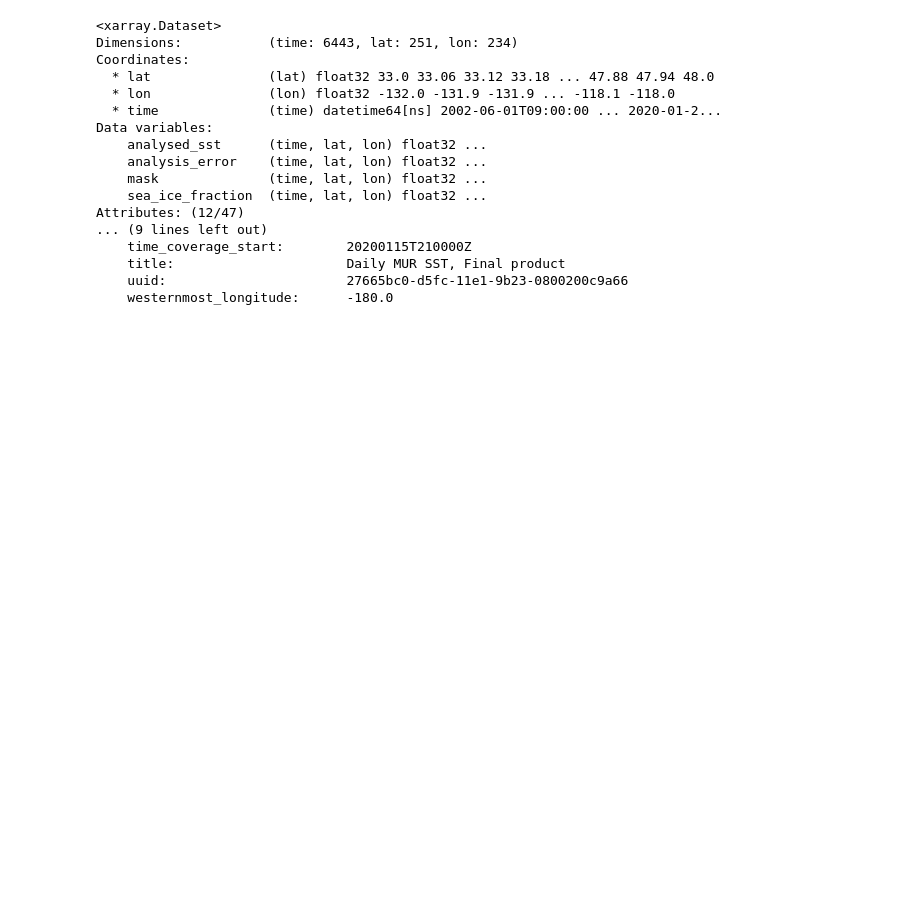
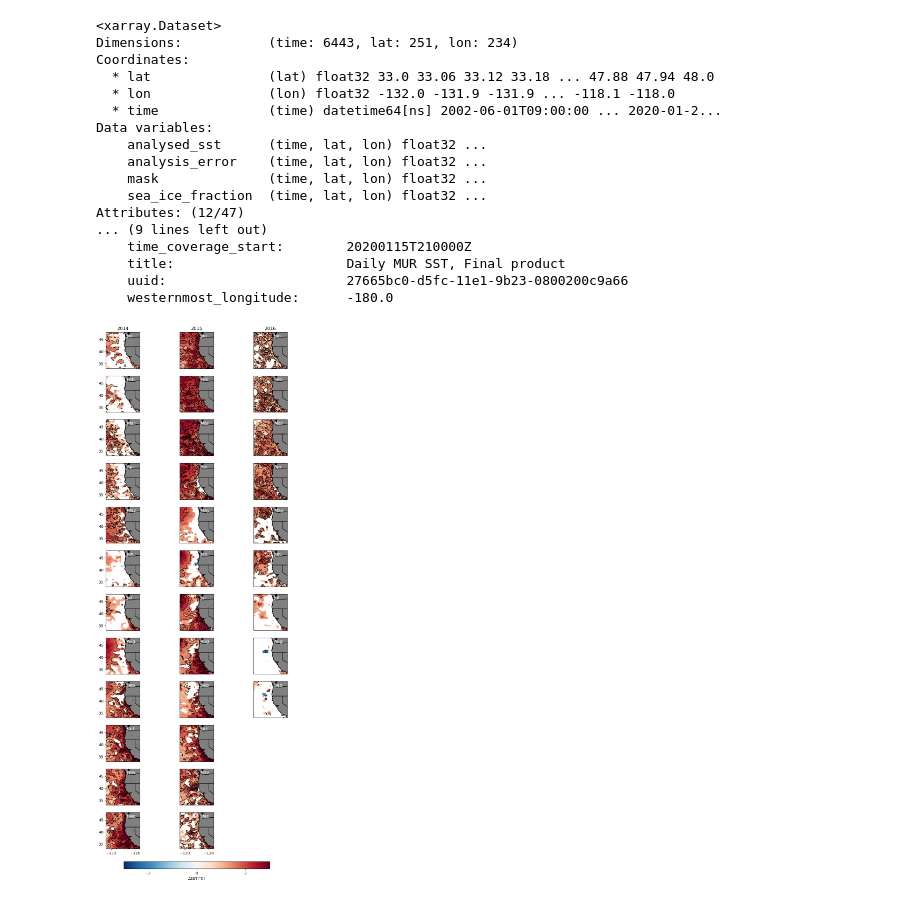
Before and after one commit to UCB-stat-159-s23/hw03-Group18, a Jupyter notebook: climate-Q04.ipynb, the cells around one changed output. Cells and saved outputs as stored; diff of their text form; code cells hidden in the pictures; blank space fills up the shorter version.

Commit message:
finish Q4, add contribution, output plot

```diff
--- a/climate-Q04.ipynb
+++ b/climate-Q04.ipynb
@@ -34,17 +34,74 @@ Attributes: (12/47)
     uuid:                       27665bc0-d5fc-11e1-9b23-0800200c9a66
     westernmost_longitude:      -180.0
 # %%
-SST = ds.analysed_sst - 273.15
-prev = SST.sel(time = slice('2002', '2012'))
+# process data
+data = ds.analysed_sst - 273.15
+prev = data.sel(time = slice('2002', '2012'))
 
 prev_mean = prev.groupby(prev.time.dt.month).mean()
 prev_sd = prev.groupby(prev.time.dt.month).std()
 
-ds_2014 = SST.sel(time = slice('2014', '2014'))
-ds_2015 = SST.sel(time = slice('2015', '2015'))
-ds_2016 = SST.sel(time = slice('2016', '2016'))
+ds_2014 = data.sel(time = slice('2014-01-01', '2014-12-31'))
+ds_2015 = data.sel(time = slice('2015-01-01', '2015-12-31'))
+ds_2016 = data.sel(time = slice('2016-01-01', '2016-12-31'))
 
 
-ds_2014_mean = ds_2014.groupby('time.month').mean()
-ds_2015_mean = ds_2015.groupby('time.month').mean()
-ds_2016_mean = ds_2016.groupby('time.month').mean()
+ds_2014m = ds_2014.groupby('time.month').mean()
+ds_2015m = ds_2015.groupby('time.month').mean()
+ds_2016m = ds_2016.groupby('time.month').mean()
+
+diff_2014 = ds_2014m - prev_mean
+diff_2015 = ds_2015m - prev_mean
+diff_2016 = ds_2016m - prev_mean
+
+anomaly_2014 = (diff_2014).where(abs(diff_2014/prev_sd) >= 1)
+anomaly_2015 = (diff_2015).where(abs(diff_2015/prev_sd) >= 1)
+anomaly_2016 = (diff_2016).where(abs(diff_2016/prev_sd) >= 1)
+
+
+month = ['Jan', 'Feb', 'Mar', 'Apr', 'May', 'Jun', 'Jul', 'Aug', 'Sep', 'Oct', 'Nov', 'Dec']
+year = [2014, 2015, 2016]
+
+fig, axs = plt.subplots(nrows = 12, ncols = 3, subplot_kw = dict(projection = crs), figsize = (10, 30))
+
+
+# draw graph
+for i in range(3):
+    for j in range(12):
+        if i == 0:
+            data = anomaly_2014
+        elif i == 1:
+            data = anomaly_2015
+        else:
+            data = anomaly_2016
+        cmap = data.sel(month = j+1).plot(ax = axs[j, i], transform = crs, add_colorbar = False, vmin = -3, vmax = 3, cmap = "RdBu_r")
+        data.sel(month = j+1).plot.contour(ax = axs[j, i], colors = 'black', linewidths = 1, cmin = -3, cmax = 3)
+        axs[j, i].coastlines("10m", color = "k")
+        axs[j, i].add_feature(cfeature.LAND, color = "grey")
+        axs[j, i].add_feature(cfeature.STATES.with_scale("10m"))
+        axs[j, i].set_title("")
+        axs[j, i].text(-123.5, 46, month[j], fontsize = 12, color = 'white')
+
+        if i == 0:
+            axs[j, i].set_yticks(range(35, 46, 5))
+            axs[j, i].set_ylabel("")
+        if j == 0:
+            axs[j, i].set_title(year[i])
+        if j == 11:
+            axs[j, i].set_xticks(range(-130, -119, 10))
+            axs[j, i].set_xlabel("")
+
+# add colorbar
+colorbar = plt.colorbar(cmap, ax = axs, location = 'bottom', shrink = 0.7, pad = 0.02)
+colorbar.set_label('ΔSST(°C)')
+colorbar.set_ticks(range(-2,3,2))
+
+# delete last three plots
+fig.delaxes(axs[9, 2])
+fig.delaxes(axs[10, 2])
+fig.delaxes(axs[11, 2])
+
+# save plot
+plt.savefig('outputs/hw3_Q04.png')
+# %% [output]
+[figure, added]
```
Also changed, not shown: 2 other files.
